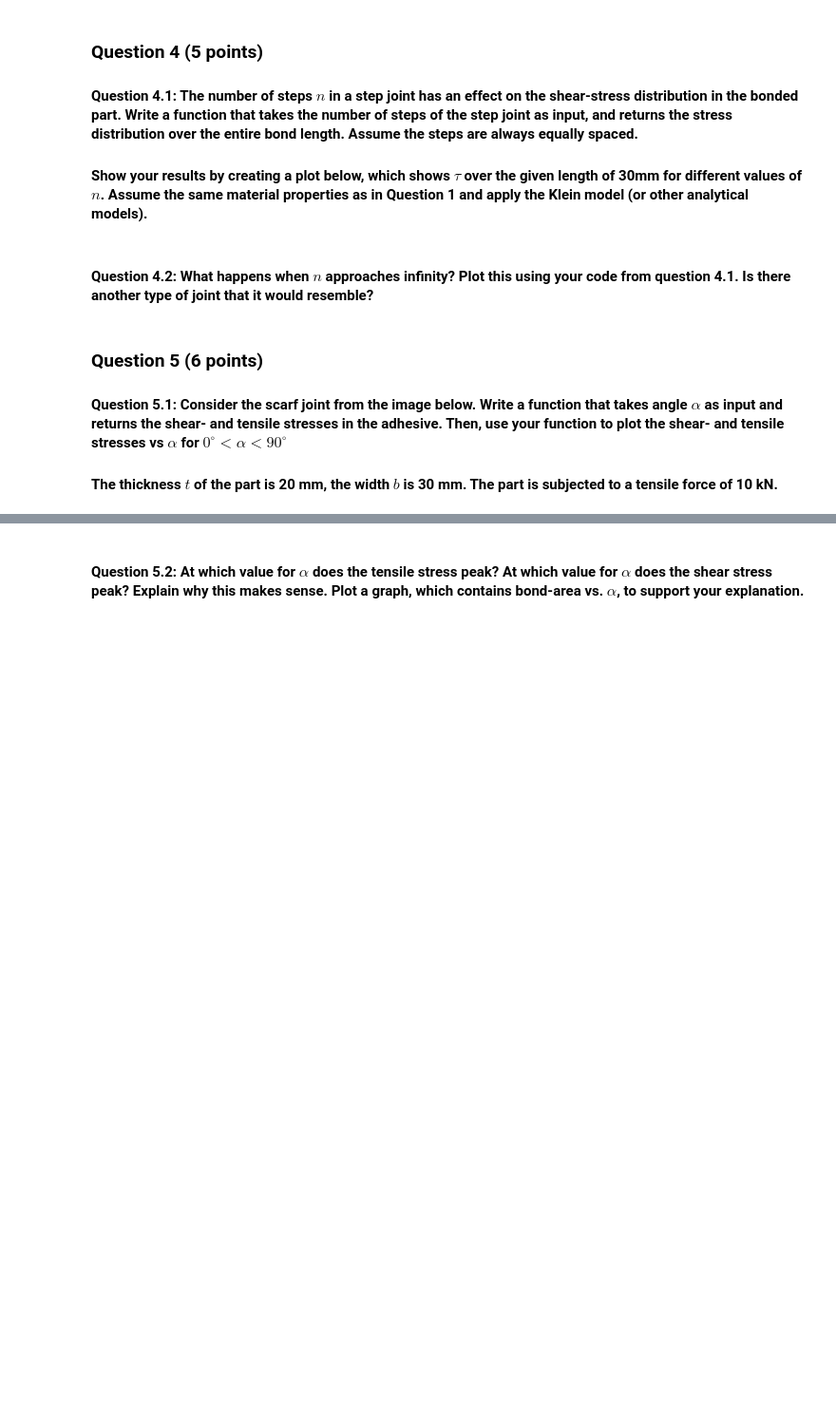
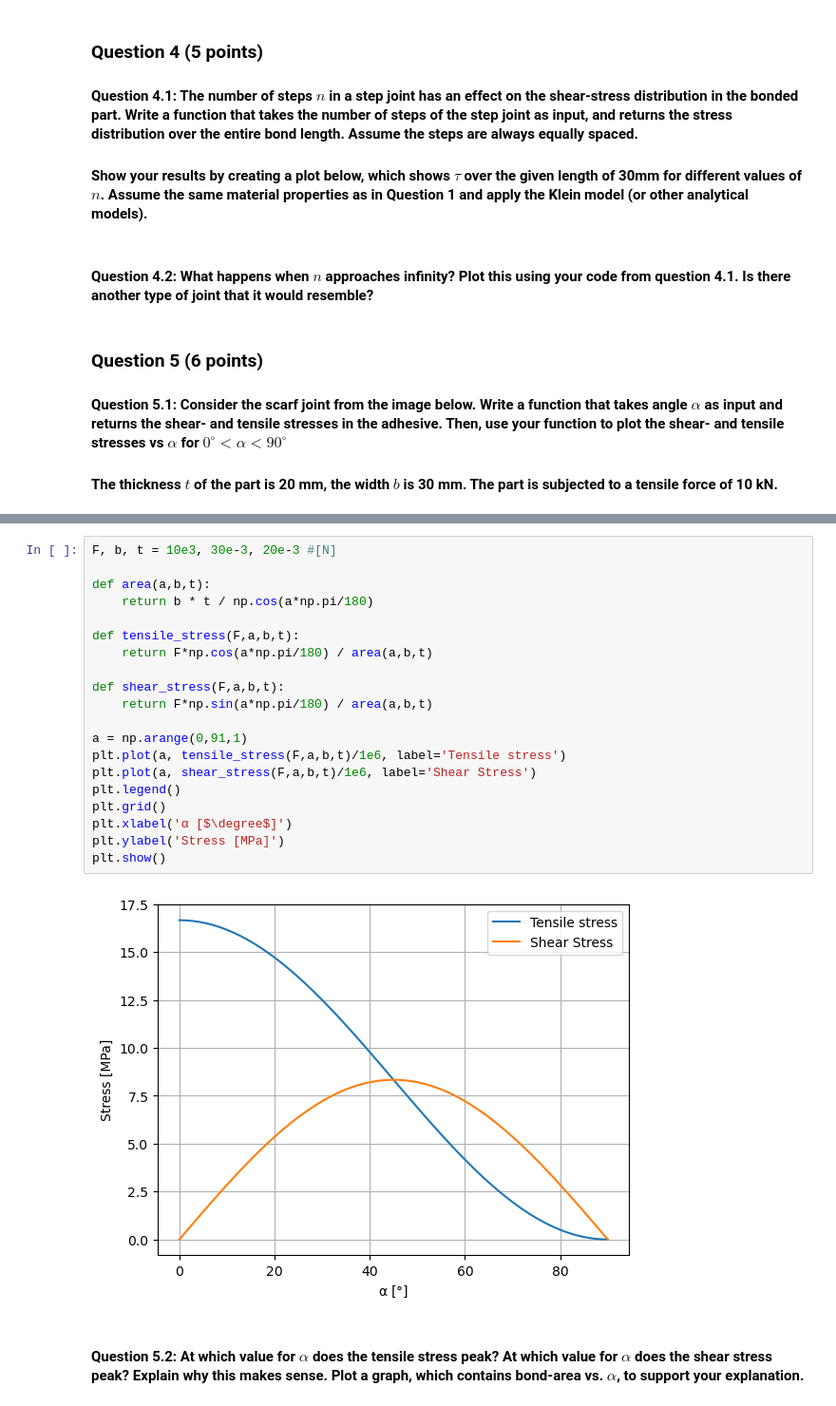
Before and after one commit to arthurstreebgreebling/PCM, a Jupyter notebook: A3 Joining/Joining.ipynb, the cells around one changed output, grey strips where cells are left out. Shown at 95% size. Saved outputs shown, nothing was run; the diff lists cells and outputs as text; blank space fills up the shorter version.

```diff
--- a/A3 Joining/Joining.ipynb
+++ b/A3 Joining/Joining.ipynb
@@ -148,5 +149,27 @@ Answer:
 #### The thickness $t$ of the part is 20 mm, the width $b$ is 30 mm. The part is subjected to a tensile force of 10 kN.
 # %% [markdown]
 ![title](scarfjoint.png)
+# %%
+F, b, t = 10e3, 30e-3, 20e-3 #[N]
+
+def area(a,b,t):
+    return b * t / np.cos(a*np.pi/180)
+
+def tensile_stress(F,a,b,t):
+    return F*np.cos(a*np.pi/180) / area(a,b,t)
+
+def shear_stress(F,a,b,t):
+    return F*np.sin(a*np.pi/180) / area(a,b,t)
+
+a = np.arange(0,91,1)
+plt.plot(a, tensile_stress(F,a,b,t)/1e6, label='Tensile stress')
+plt.plot(a, shear_stress(F,a,b,t)/1e6, label='Shear Stress')
+plt.legend()
+plt.grid()
+plt.xlabel('α [$\degree$]')
+plt.ylabel('Stress [MPa]')
+plt.show()
+# %% [output]
+[figure, added]
 # %% [markdown]
 #### Question 5.2: At which value for $\alpha$ does the tensile stress peak? At which value for $\alpha$ does the shear stress peak? Explain why this makes sense. Plot a graph, which contains bond-area vs. $\alpha$, to support your explanation.
```
Also changed, not shown: parts of 6 cells of this notebook.
